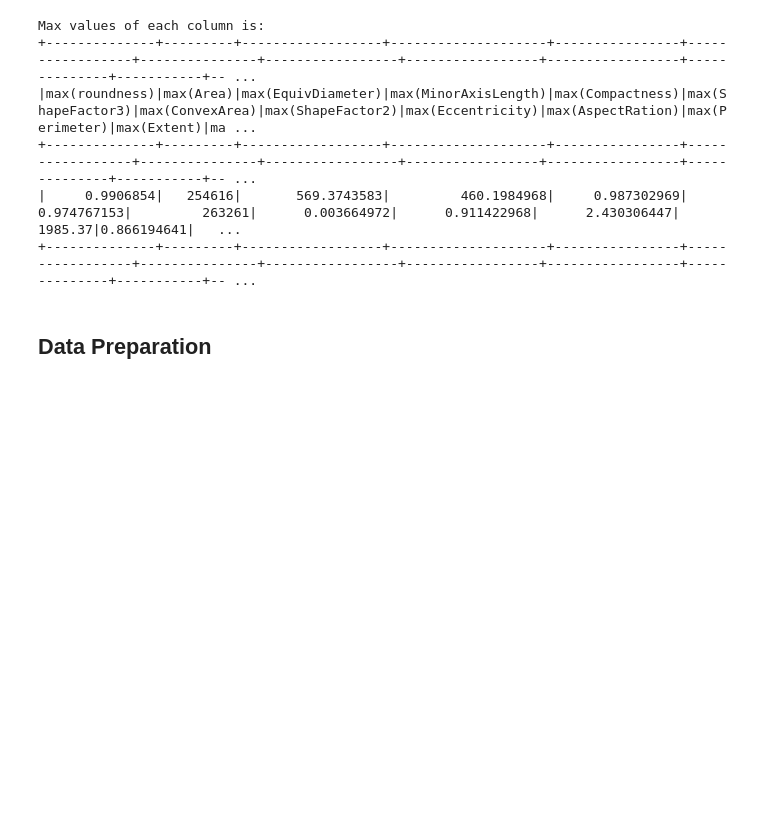
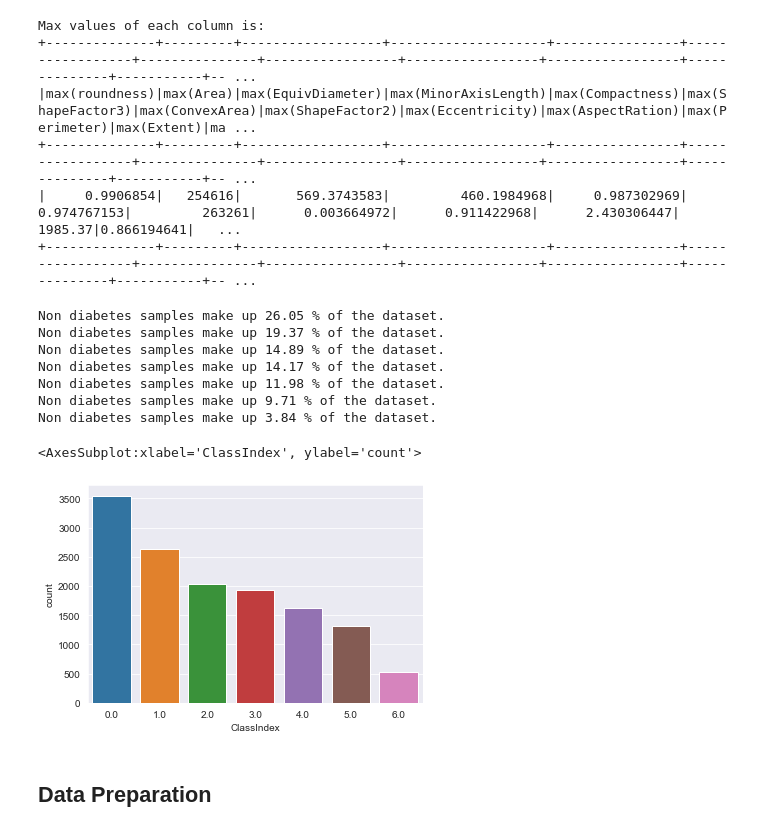
Before and after one commit to ugurcanerdogan/Machine-Learning-with-Spark, a Jupyter notebook: report.ipynb, the cells around one changed output. Cells and saved outputs as stored; diff of their text form; code cells hidden in the pictures; blank space fills up the shorter version.

```diff
--- a/report.ipynb
+++ b/report.ipynb
@@ -256,3 +267,27 @@ print("")
+# %%
+# Percentages of the ClassIndexes
+print("")
+
+# Percentage of the classes
+print("Non diabetes samples make up", round(wordCountRDD.take(7)[0][1] / OD.count()* 100, 2), "% of the dataset.")
+print("Non diabetes samples make up", round(wordCountRDD.take(7)[1][1] / OD.count()* 100, 2), "% of the dataset.")
+print("Non diabetes samples make up", round(wordCountRDD.take(7)[2][1] / OD.count()* 100, 2), "% of the dataset.")
+print("Non diabetes samples make up", round(wordCountRDD.take(7)[3][1] / OD.count()* 100, 2), "% of the dataset.")
+print("Non diabetes samples make up", round(wordCountRDD.take(7)[4][1] / OD.count()* 100, 2), "% of the dataset.")
+print("Non diabetes samples make up", round(wordCountRDD.take(7)[5][1] / OD.count()* 100, 2), "% of the dataset.")
+print("Non diabetes samples make up", round(wordCountRDD.take(7)[6][1] / OD.count()* 100, 2), "% of the dataset.")
+# Plotting results
+sns.countplot(x="ClassIndex", data=OD.toPandas())
+# %% [output]
+Non diabetes samples make up 26.05 % of the dataset.
+Non diabetes samples make up 19.37 % of the dataset.
+Non diabetes samples make up 14.89 % of the dataset.
+Non diabetes samples make up 14.17 % of the dataset.
+Non diabetes samples make up 11.98 % of the dataset.
+Non diabetes samples make up 9.71 % of the dataset.
+Non diabetes samples make up 3.84 % of the dataset.
+<AxesSubplot:xlabel='ClassIndex', ylabel='count'>
+[figure, added]
 # %% [markdown]
 ## Data Preparation<a class="anchor" id="data_preparation"></a>
 # %%
```
Also changed, not shown: parts of 21 cells of this notebook.
